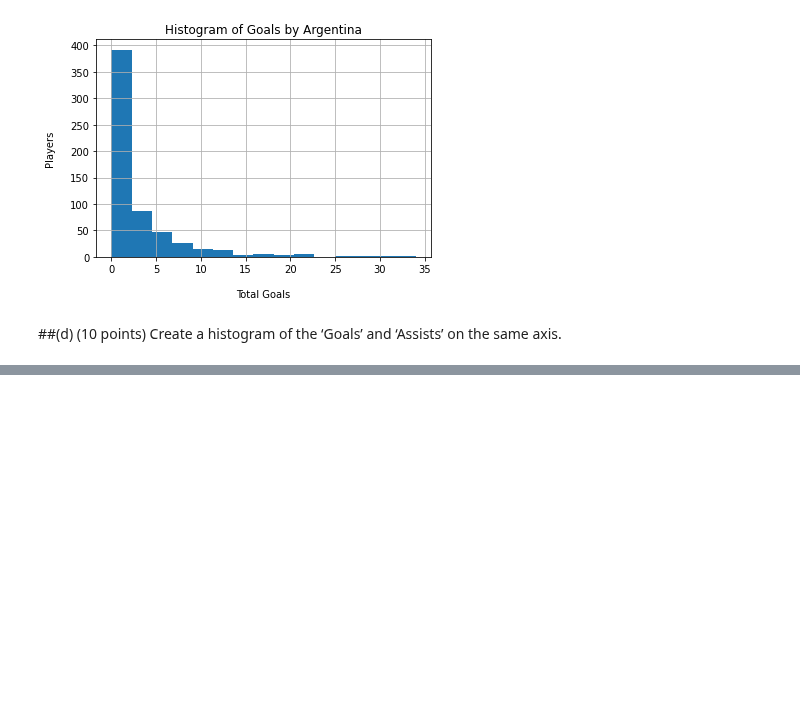
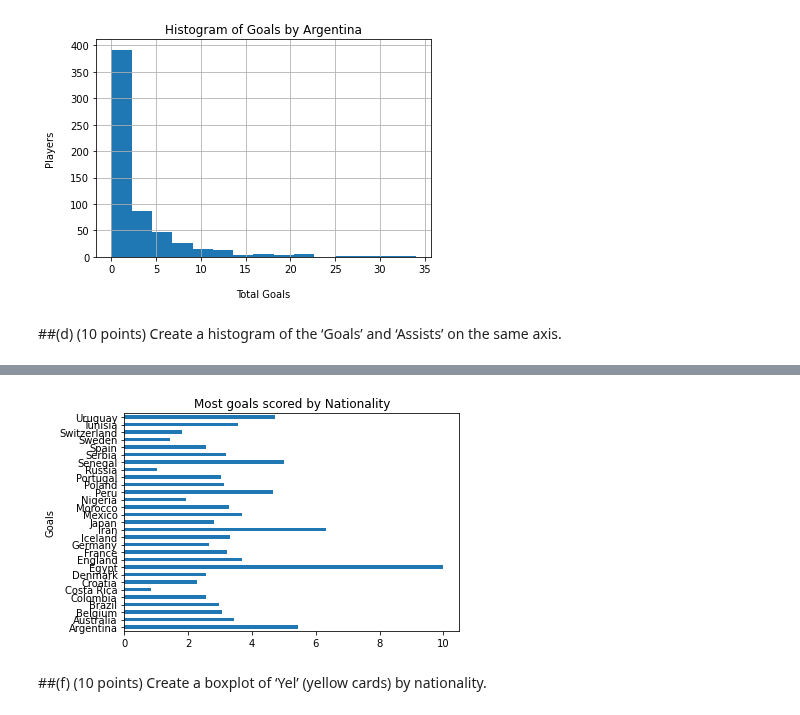
Before and after one commit to Nissun662/Data-Visual, a Jupyter notebook: Exam3.ipynb, the cells around one changed output, grey strips where cells are left out. Cells and saved outputs as stored; diff of their text form; code cells hidden in the pictures; blank space fills up the shorter version.

```diff
--- a/Exam3.ipynb
+++ b/Exam3.ipynb
@@ -110,0 +120,9 @@ df[['Goals','Assists']].plot.hist(alpha = 0.9, bins = 20)
+# %%
+ax = df.groupby('nationality').Goals.agg('mean').plot(kind = 'barh')
+ax.set(title = 'Most goals scored by Nationality')
+ax.set(ylabel = 'Goals')
+plt.show()
+# %% [output]
+[figure, added]
+# %% [markdown]
+##(f) (10 points) Create a boxplot of ‘Yel’ (yellow cards) by nationality.
```
Also changed, not shown: parts of 3 cells of this notebook.
